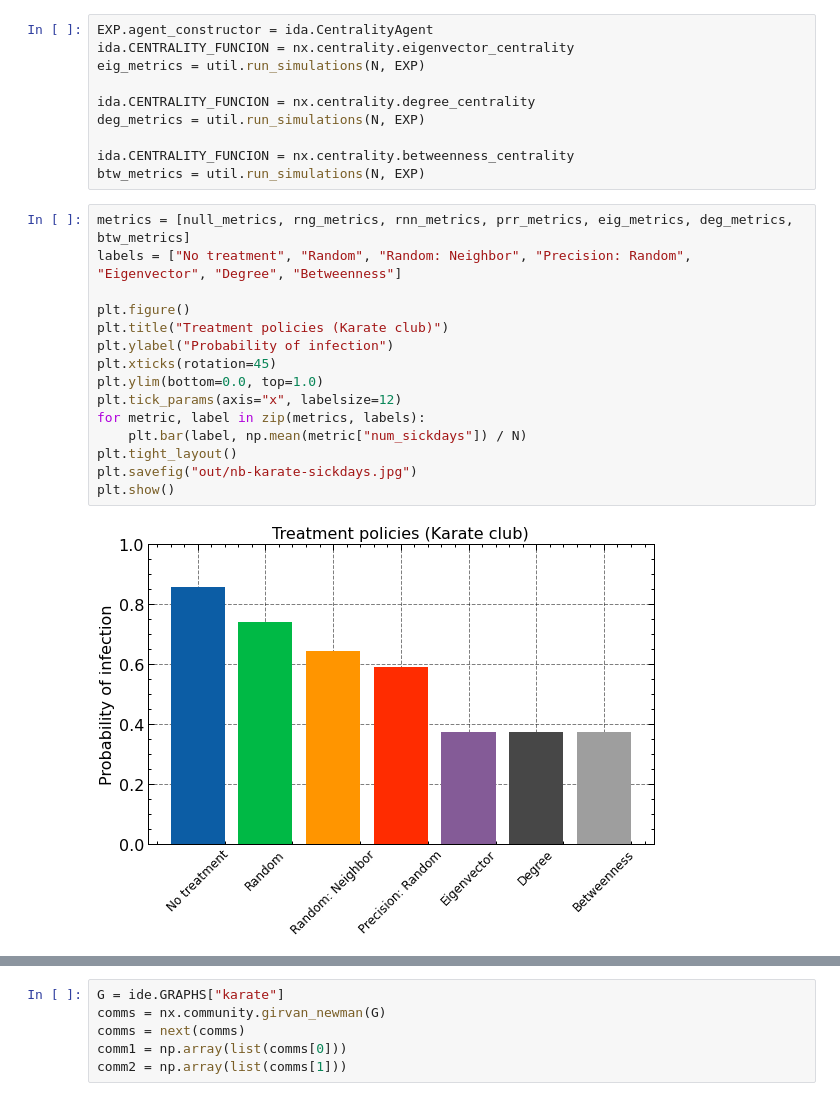
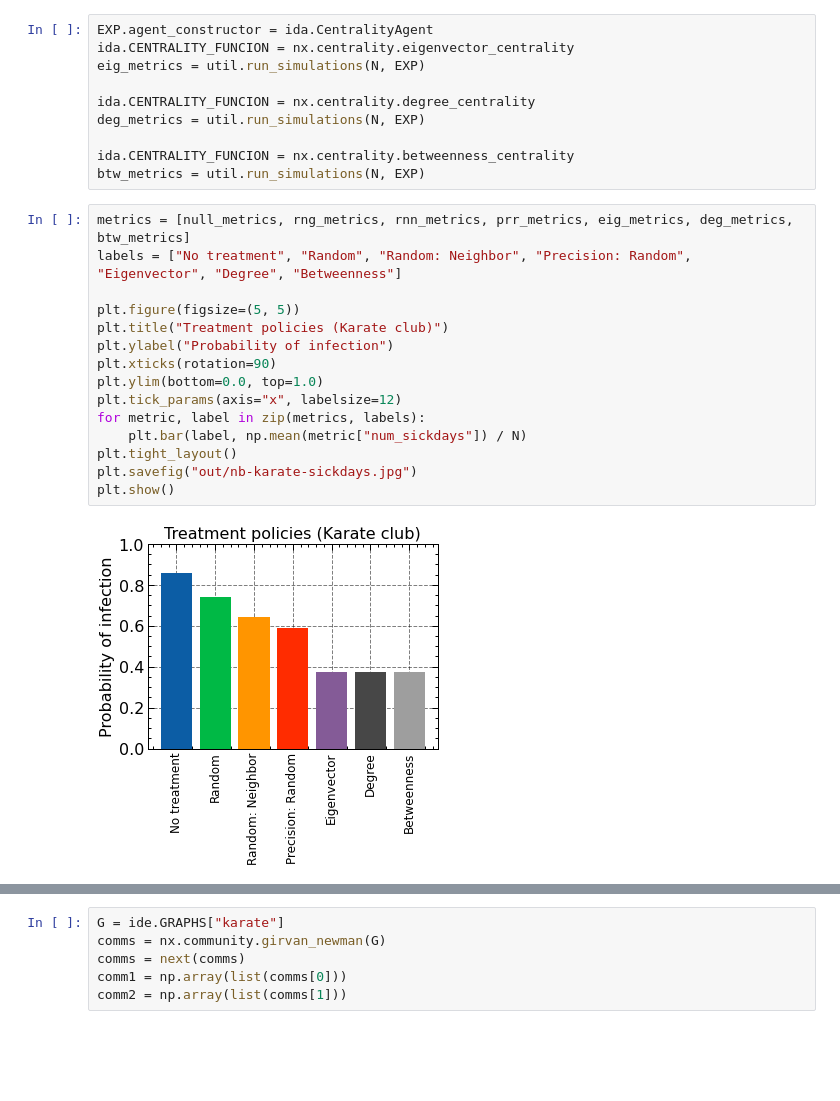
Before and after one commit to EvanLavender13/cst680-project, a Jupyter notebook: exp_karate.ipynb, the cells around one changed output, grey strips where cells are left out. Cells and saved outputs as stored; diff of their text form; blank space fills up the shorter version.

Commit message:
Fixed plots

```diff
--- a/exp_karate.ipynb
+++ b/exp_karate.ipynb
@@ -81,20 +81,20 @@ btw_metrics = util.run_simulations(N, EXP)
 # %%
 metrics = [null_metrics, rng_metrics, rnn_metrics, prr_metrics, eig_metrics, deg_metrics, btw_metrics]
 labels = ["No treatment", "Random", "Random: Neighbor", "Precision: Random", "Eigenvector", "Degree", "Betweenness"]
 
-plt.figure()
+plt.figure(figsize=(5, 5))
 plt.title("Treatment policies (Karate club)")
 plt.ylabel("Probability of infection")
-plt.xticks(rotation=45)
+plt.xticks(rotation=90)
 plt.ylim(bottom=0.0, top=1.0)
 plt.tick_params(axis="x", labelsize=12)
 for metric, label in zip(metrics, labels):
     plt.bar(label, np.mean(metric["num_sickdays"]) / N)
 plt.tight_layout()
 plt.savefig("out/nb-karate-sickdays.jpg")
 plt.show()
 # %% [output]
-[figure, old version]
+[figure, new version]
 # %%
 G = ide.GRAPHS["karate"]
 # deg_cent = nx.centrality.degree_centrality(G).values()
```
Also changed, not shown: parts of 4 cells of this notebook, 13 other files.
